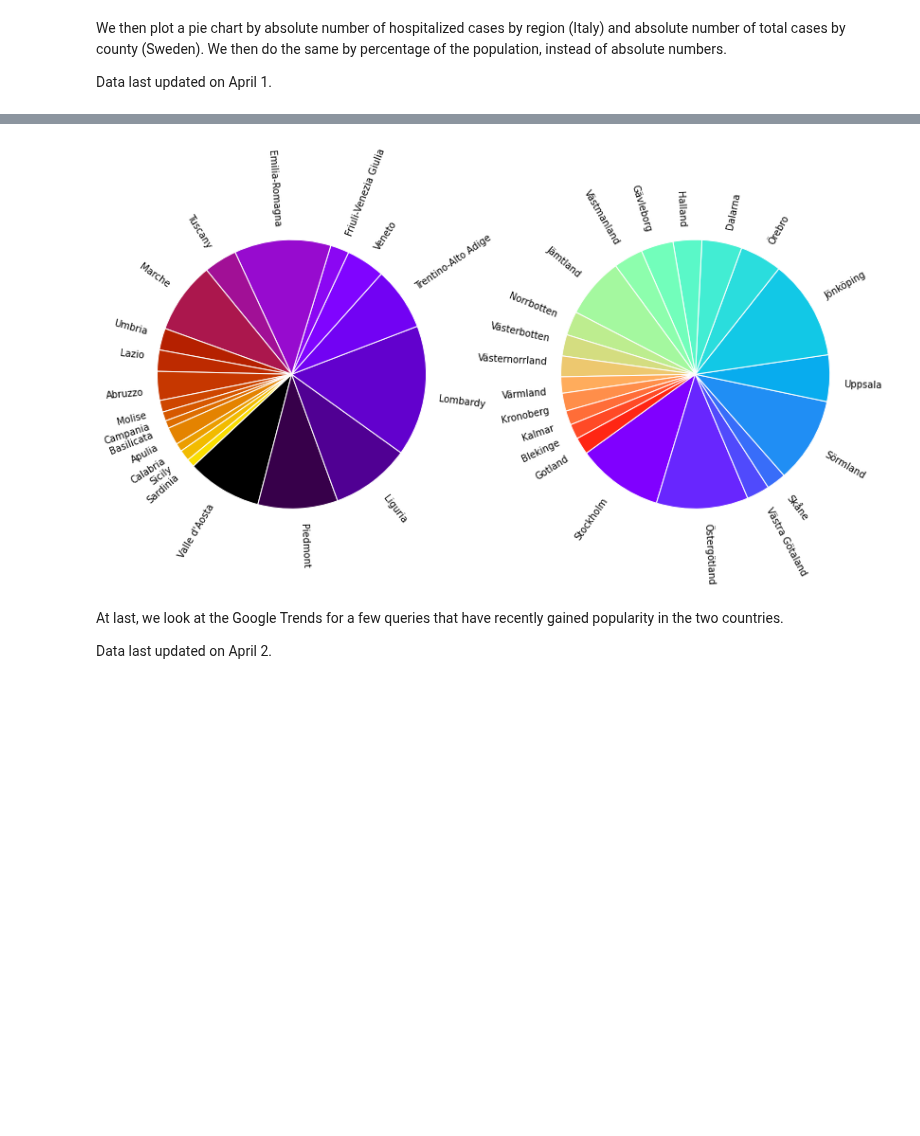
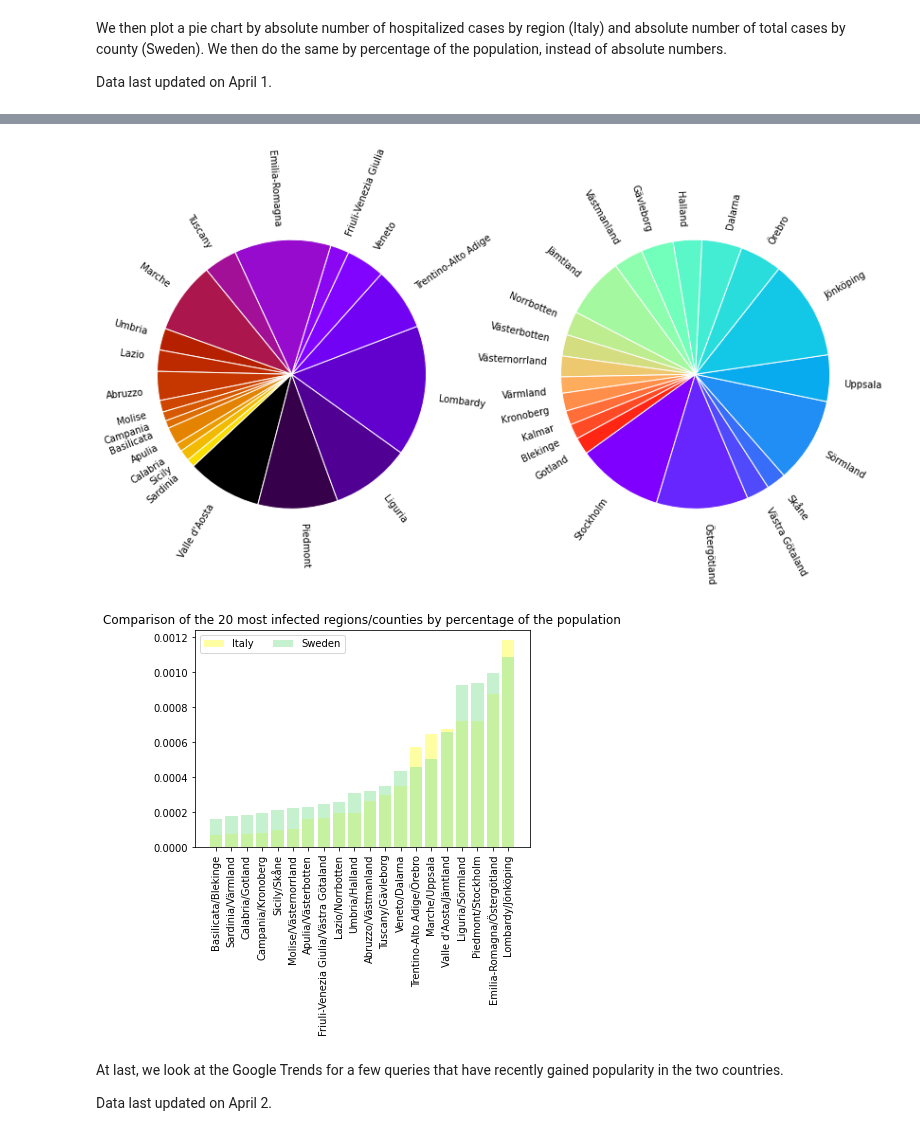
Before and after one commit to eera-l/Covid19-Sweden-Overview, a Jupyter notebook: c19-it-swe.ipynb, the cells around one changed output, grey strips where cells are left out. Drawn from its saved outputs; the diff is of its cells as text; code cells hidden in the pictures; blank space fills up the shorter version.

```diff
--- a/c19-it-swe.ipynb
+++ b/c19-it-swe.ipynb
@@ -449,33 +450,51 @@ def plot(cmp1, data1, cmp2, data2):
   small = slices[int(len(slices) / 2):]
   large = slices[:int(len(slices) / 2)]
   colors = cmap(np.arange(len(data1))/ len(data1))
 
   fig = plt.figure(figsize=[10, 10])
   ax1 = fig.add_subplot(121)
   angle = 180 + float(sum(large[::2])) / sum(data1.values()) * 360
   pie_wedge_collection = ax1.pie(data1.values(), colors=colors, labels=data1.keys(),
                                  labeldistance=1.1, rotatelabels=True, startangle=angle)
   for pie_wedge in pie_wedge_collection[0]:
       pie_wedge.set_edgecolor('white')
 
   cmap = cmp2
   colors = cmap(np.arange(len(data2))/ len(data2))
   ax2 = fig.add_subplot(122)
   angle = 180 + float(sum(large[::2])) / sum(data2.values()) * 360
   pie_wedge_collection = ax2.pie(data2.values(), colors=colors, labels=data2.keys(),
                                  labeldistance=1.1, rotatelabels=True, startangle=angle)
 
   for pie_wedge in pie_wedge_collection[0]:
       pie_wedge.set_edgecolor('white')
 
   fig.set_figwidth(14)
   plt.show()
 
 plot(plt.cm.gnuplot, italy_reg, plt.cm.rainbow, swe_reg)
 plot(plt.cm.gnuplot, italy_percent, plt.cm.rainbow, swe_percent)
+
+italy_percent = {k: (v / 10000) for k, v in sorted(italy_percent.items(), key=lambda item: item[1])}
+swe_percent = {k: (v / 10000) for k, v in sorted(swe_percent.items(), key=lambda item: item[1])}
+swe_percent.pop('Kalmar', None)
+
+x_s = [k for k in italy_percent.keys()]
+for idx, val in enumerate(swe_percent.keys()):
+  x_s[idx] += ("/" + val)
+
+sns.set_color_codes('pastel')
+plt.bar(x_s, italy_percent.values(), color='y', label='Italy')
+plt.bar(x_s, swe_percent.values(), color='g', alpha=0.5, label='Sweden')
+plt.xticks(x_s, rotation='vertical')
+plt.legend(ncol = 2, loc = 'upper left')
+plt.title('Comparison of the 20 most infected regions/counties by percentage of the '
+          + 'population')
+plt.show()
 # %% [output]
 [figure]
 [figure]
+[figure, added]
 # %% [markdown]
 At last, we look at the Google Trends for a few queries that have recently gained popularity in the two countries.
 
```
Also changed, not shown: parts of 2 cells of this notebook.
